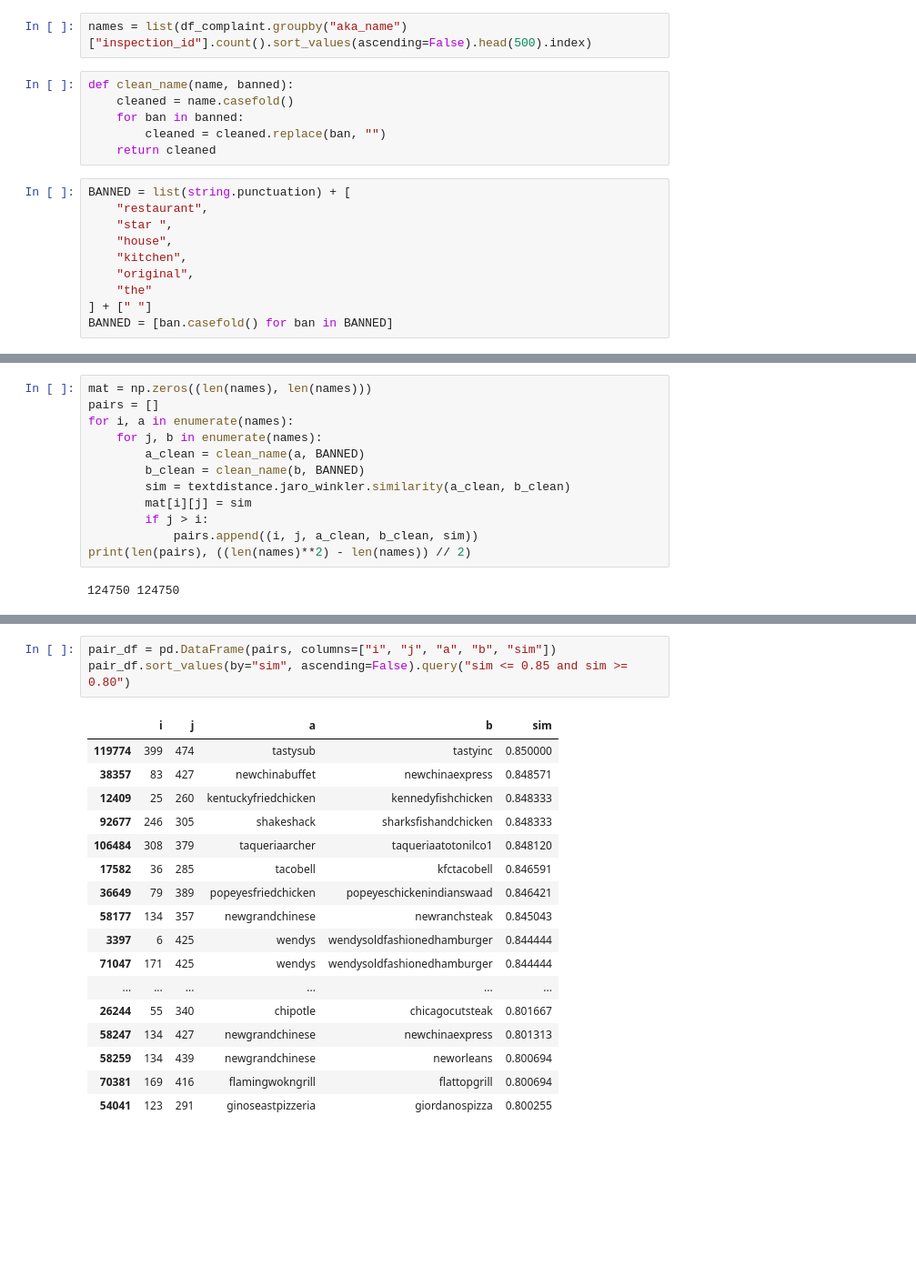
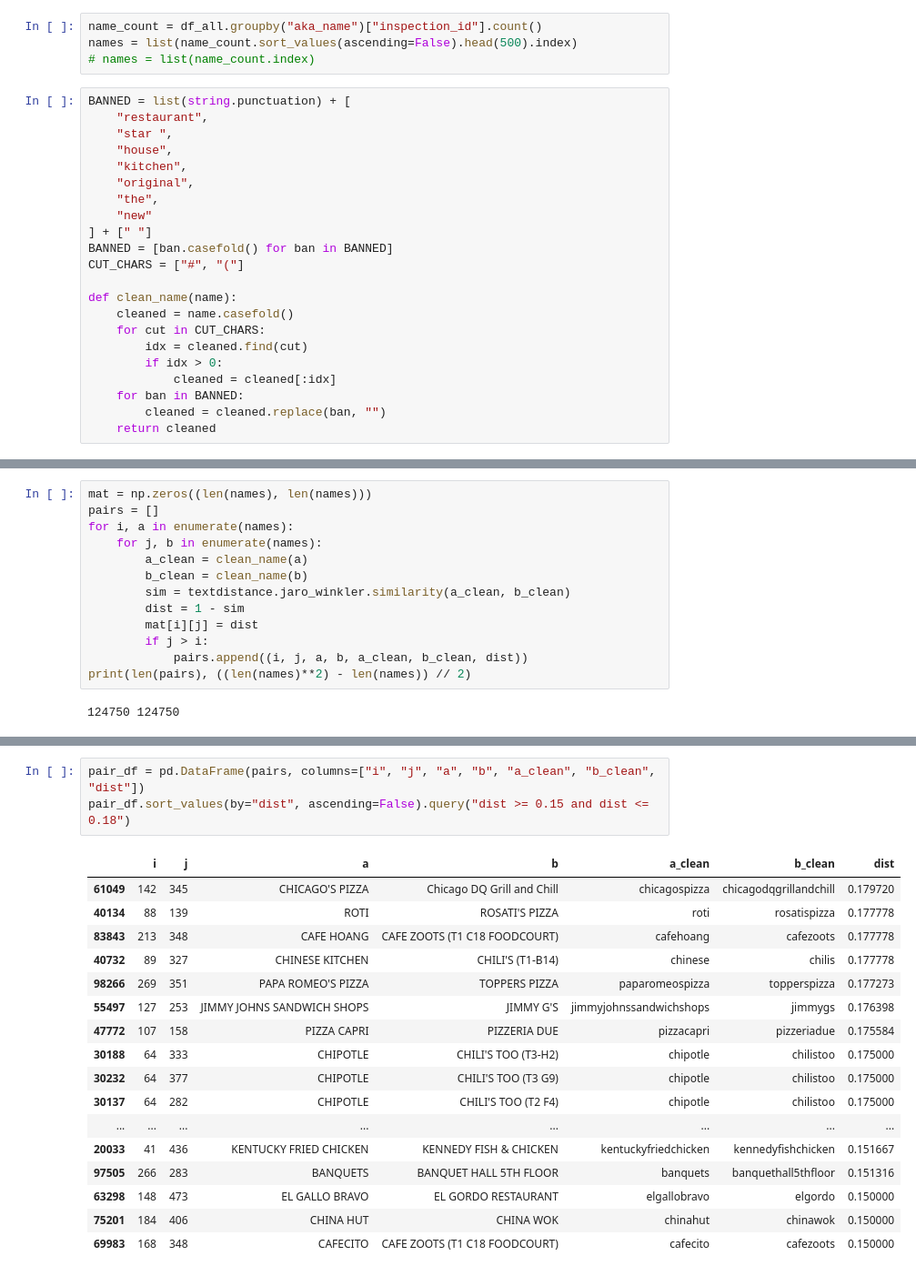
Before and after one commit to vingkan/foodinspectionforecasting, a Jupyter notebook: IIT/17_restaurant_names.ipynb, the cells around one changed output, grey strips where cells are left out. Shown at 91% size. Cells and saved outputs as stored; diff of their text form; blank space fills up the shorter version.

```diff
--- a/IIT/17_restaurant_names.ipynb
+++ b/IIT/17_restaurant_names.ipynb
@@ -152,13 +75,9 @@ textdistance.jaro_winkler.similarity("McDONALDS".casefold(), "MCDONALDS RESTAURA
 # %% [output]
 0.89
 # %%
-names = list(df_complaint.groupby("aka_name")["inspection_id"].count().sort_values(ascending=False).head(500).index)
+name_count = df_all.groupby("aka_name")["inspection_id"].count()
+names = list(name_count.sort_values(ascending=False).head(500).index)
+# names = list(name_count.index)
-# %%
-def clean_name(name, banned):
-    cleaned = name.casefold()
-    for ban in banned:
-        cleaned = cleaned.replace(ban, "")
-    return cleaned
 # %%
 BANNED = list(string.punctuation) + [
     "restaurant",
@@ -166,6 +85,18 @@ BANNED = list(string.punctuation) + [
     "house",
     "kitchen",
     "original",
-    "the"
+    "the",
+    "new"
 ] + [" "]
 BANNED = [ban.casefold() for ban in BANNED]
+CUT_CHARS = ["#", "("]
+
+def clean_name(name):
+    cleaned = name.casefold()
+    for cut in CUT_CHARS:
+        idx = cleaned.find(cut)
+        if idx > 0:
+            cleaned = cleaned[:idx]
+    for ban in BANNED:
+        cleaned = cleaned.replace(ban, "")
+    return cleaned
@@ -174,12 +112,13 @@ mat = np.zeros((len(names), len(names)))
 pairs = []
 for i, a in enumerate(names):
     for j, b in enumerate(names):
-        a_clean = clean_name(a, BANNED)
-        b_clean = clean_name(b, BANNED)
+        a_clean = clean_name(a)
+        b_clean = clean_name(b)
         sim = textdistance.jaro_winkler.similarity(a_clean, b_clean)
-        mat[i][j] = sim
+        dist = 1 - sim
+        mat[i][j] = dist
         if j > i:
-            pairs.append((i, j, a_clean, b_clean, sim))
+            pairs.append((i, j, a, b, a_clean, b_clean, dist))
 print(len(pairs), ((len(names)**2) - len(names)) // 2)
 # %% [output]
 124750 124750
@@ -204,21 +143,21 @@ plt.show()
 # %%
-pair_df = pd.DataFrame(pairs, columns=["i", "j", "a", "b", "sim"])
-pair_df.sort_values(by="sim", ascending=False).query("sim <= 0.85 and sim >= 0.80")
+pair_df = pd.DataFrame(pairs, columns=["i", "j", "a", "b", "a_clean", "b_clean", "dist"])
+pair_df.sort_values(by="dist", ascending=False).query("dist >= 0.15 and dist <= 0.18")
 # %% [output]
-|  | i | j | a | b | sim |
-| 119774 | 399 | 474 | tastysub | tastyinc | 0.850000 |
-| 38357 | 83 | 427 | newchinabuffet | newchinaexpress | 0.848571 |
-| 12409 | 25 | 260 | kentuckyfriedchicken | kennedyfishchicken | 0.848333 |
-| 92677 | 246 | 305 | shakeshack | sharksfishandchicken | 0.848333 |
-| 106484 | 308 | 379 | taqueriaarcher | taqueriaatotonilco1 | 0.848120 |
-| 17582 | 36 | 285 | tacobell | kfctacobell | 0.846591 |
-| 36649 | 79 | 389 | popeyesfriedchicken | popeyeschickenindianswaad | 0.846421 |
-| 58177 | 134 | 357 | newgrandchinese | newranchsteak | 0.845043 |
-| 3397 | 6 | 425 | wendys | wendysoldfashionedhamburger | 0.844444 |
-| 71047 | 171 | 425 | wendys | wendysoldfashionedhamburger | 0.844444 |
-| ... | ... | ... | ... | ... | ... |
-| 26244 | 55 | 340 | chipotle | chicagocutsteak | 0.801667 |
-| 58247 | 134 | 427 | newgrandchinese | newchinaexpress | 0.801313 |
-| 58259 | 134 | 439 | newgrandchinese | neworleans | 0.800694 |
-| 70381 | 169 | 416 | flamingwokngrill | flattopgrill | 0.800694 |
-| 54041 | 123 | 291 | ginoseastpizzeria | giordanospizza | 0.800255 |
+|  | i | j | a | b | a_clean | b_clean | dist |
+| 61049 | 142 | 345 | CHICAGO'S PIZZA | Chicago DQ Grill and Chill | chicagospizza | chicagodqgrillandchill | 0.179720 |
+| 40134 | 88 | 139 | ROTI | ROSATI'S PIZZA | roti | rosatispizza | 0.177778 |
+| 83843 | 213 | 348 | CAFE HOANG | CAFE ZOOTS (T1 C18 FOODCOURT) | cafehoang | cafezoots | 0.177778 |
+| 40732 | 89 | 327 | CHINESE KITCHEN | CHILI'S (T1-B14) | chinese | chilis | 0.177778 |
+| 98266 | 269 | 351 | PAPA ROMEO'S PIZZA | TOPPERS PIZZA | paparomeospizza | topperspizza | 0.177273 |
+| 55497 | 127 | 253 | JIMMY JOHNS SANDWICH SHOPS | JIMMY G'S | jimmyjohnssandwichshops | jimmygs | 0.176398 |
+| 47772 | 107 | 158 | PIZZA CAPRI | PIZZERIA DUE | pizzacapri | pizzeriadue | 0.175584 |
+| 30188 | 64 | 333 | CHIPOTLE | CHILI'S TOO (T3-H2) | chipotle | chilistoo | 0.175000 |
+| 30232 | 64 | 377 | CHIPOTLE | CHILI'S TOO (T3 G9) | chipotle | chilistoo | 0.175000 |
+| 30137 | 64 | 282 | CHIPOTLE | CHILI'S TOO (T2 F4) | chipotle | chilistoo | 0.175000 |
+| ... | ... | ... | ... | ... | ... | ... | ... |
+| 20033 | 41 | 436 | KENTUCKY FRIED CHICKEN | KENNEDY FISH & CHICKEN | kentuckyfriedchicken | kennedyfishchicken | 0.151667 |
+| 97505 | 266 | 283 | BANQUETS | BANQUET HALL 5TH FLOOR | banquets | banquethall5thfloor | 0.151316 |
+| 63298 | 148 | 473 | EL GALLO BRAVO | EL GORDO RESTAURANT | elgallobravo | elgordo | 0.150000 |
+| 75201 | 184 | 406 | CHINA HUT | CHINA WOK | chinahut | chinawok | 0.150000 |
+| 69983 | 168 | 348 | CAFECITO | CAFE ZOOTS (T1 C18 FOODCOURT) | cafecito | cafezoots | 0.150000 |
```
Also changed, not shown: parts of 21 cells of this notebook.
